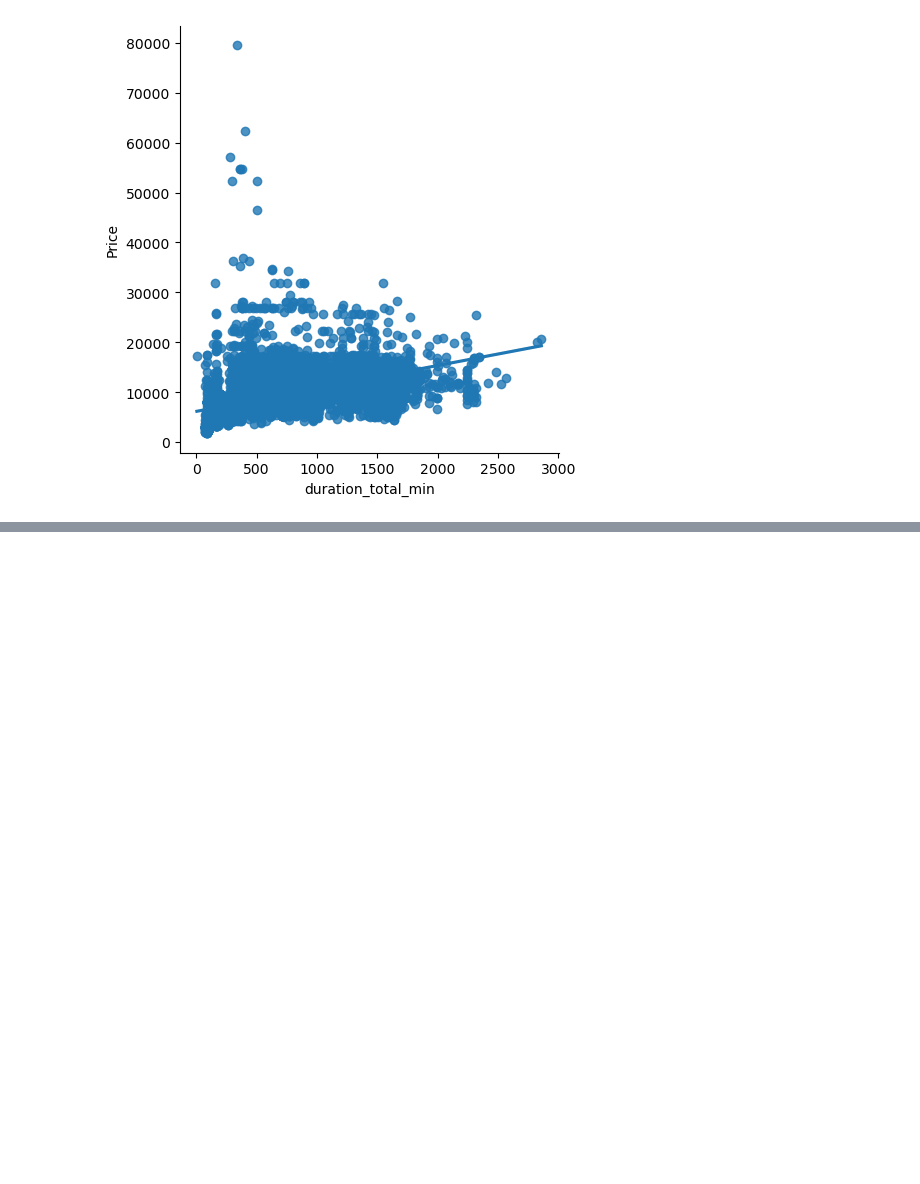
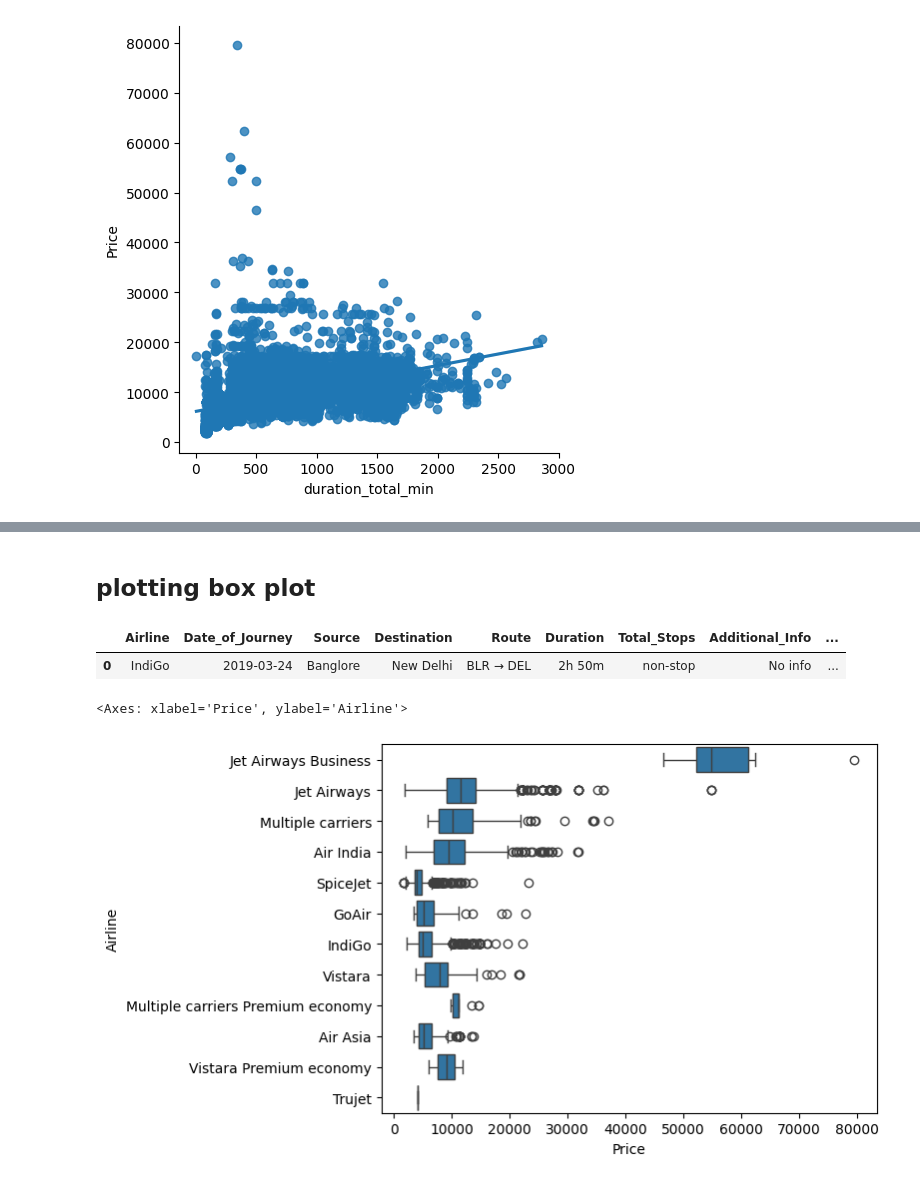
Before and after one commit to tamilgovind2025/mytraining, a Jupyter notebook: ch09_datascience_projects/ch01_flight_fare_detection_01/ch01_flight_fare_detection_code_01.ipynb, the cells around one changed output, grey strips where cells are left out. Cells and saved outputs as stored; diff of their text form; code cells hidden in the pictures; blank space fills up the shorter version.

```diff
--- a/ch09_datascience_projects/ch01_flight_fare_detection_01/ch01_flight_fare_detection_code_01.ipynb
+++ b/ch09_datascience_projects/ch01_flight_fare_detection_01/ch01_flight_fare_detection_code_01.ipynb
@@ -474,0 +623,12 @@ sns.lmplot(x="duration_total_min",y="Price",data=data)
+# %% [markdown]
+## plotting box plot
+# %%
+data.head(1)
+# %% [output]
+|  | Airline | Date_of_Journey | Source | Destination | Route | Duration | Total_Stops | Additional_Info | ... |
+| 0 | IndiGo | 2019-03-24 | Banglore | New Delhi | BLR → DEL | 2h 50m | non-stop | No info | ... |
+# %%
+sns.boxplot(x="Price",y="Airline",data=data.sort_values("Price",ascending=False))
+# %% [output]
+<Axes: xlabel='Price', ylabel='Airline'>
+[figure, added]
```
Also changed, not shown: parts of 64 cells of this notebook, 3 other files.
